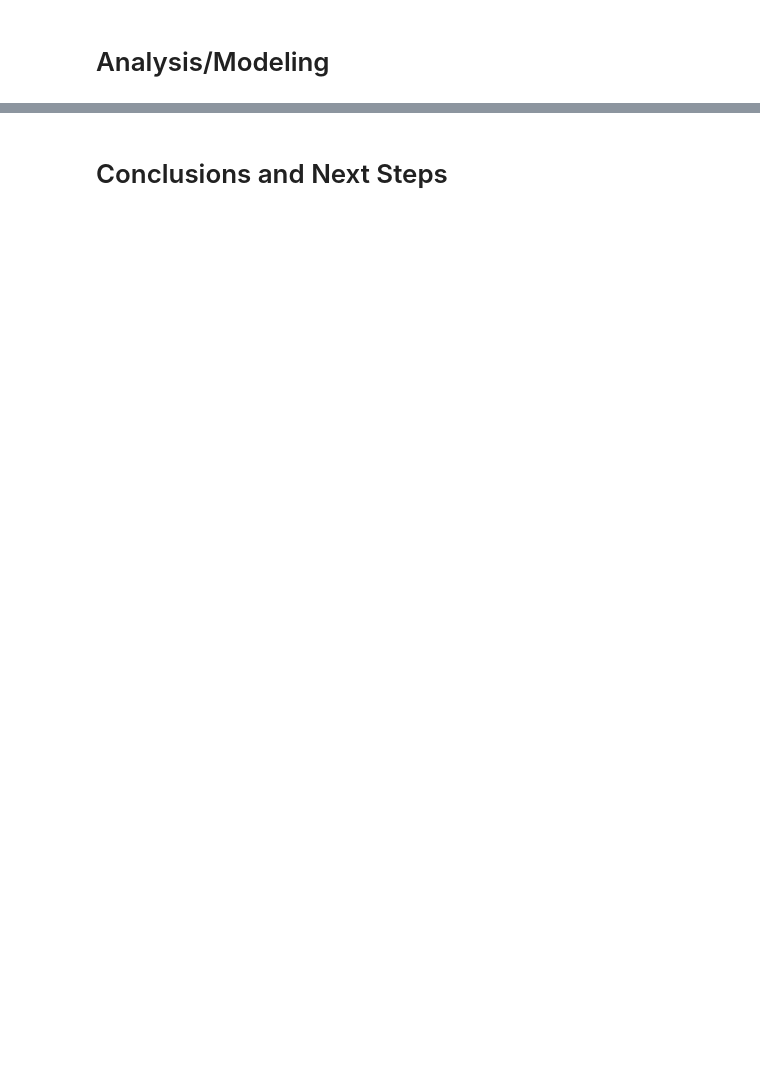
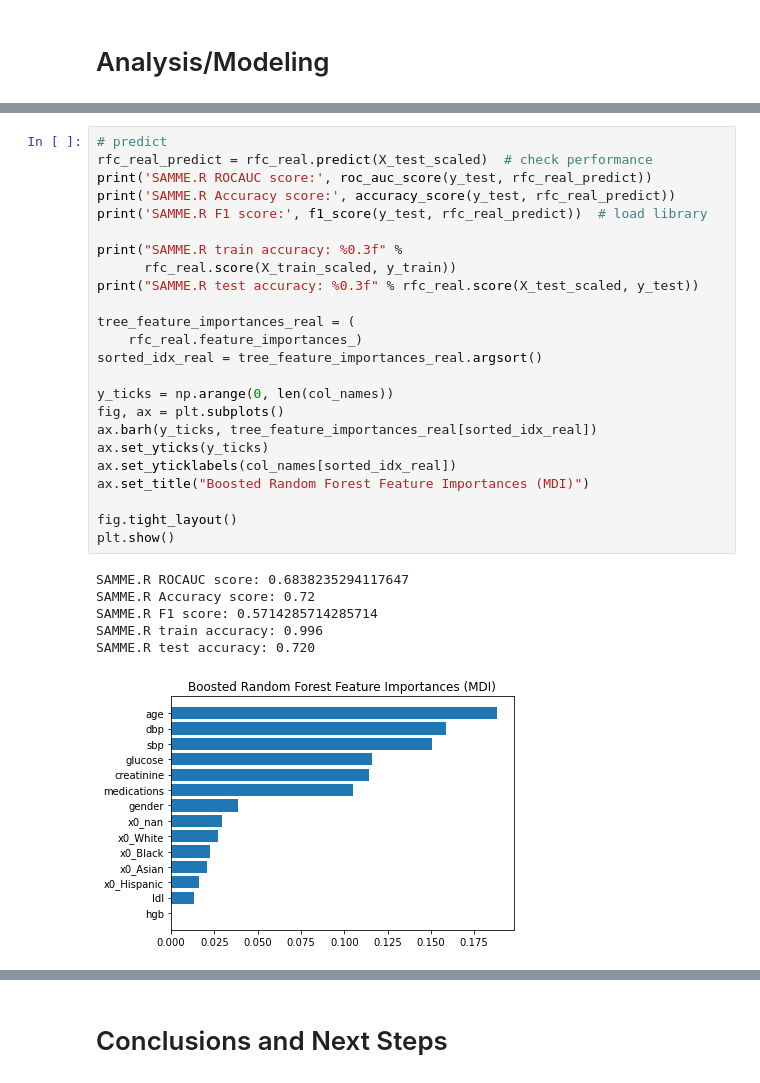
Before and after one commit to choikwun/ckd_assignment, a Jupyter notebook: ckd.ipynb, the cells around one changed output, grey strips where cells are left out. Saved outputs shown, nothing was run; the diff lists cells and outputs as text; blank space fills up the shorter version.

```diff
--- a/ckd.ipynb
+++ b/ckd.ipynb
@@ -700,0 +635,31 @@ weighted avg       0.68      0.68      0.68        75
+# %%
+# predict
+rfc_real_predict = rfc_real.predict(X_test_scaled)  # check performance
+print('SAMME.R ROCAUC score:', roc_auc_score(y_test, rfc_real_predict))
+print('SAMME.R Accuracy score:', accuracy_score(y_test, rfc_real_predict))
+print('SAMME.R F1 score:', f1_score(y_test, rfc_real_predict))  # load library
+
+print("SAMME.R train accuracy: %0.3f" %
+      rfc_real.score(X_train_scaled, y_train))
+print("SAMME.R test accuracy: %0.3f" % rfc_real.score(X_test_scaled, y_test))
+
+tree_feature_importances_real = (
+    rfc_real.feature_importances_)
+sorted_idx_real = tree_feature_importances_real.argsort()
+
+y_ticks = np.arange(0, len(col_names))
+fig, ax = plt.subplots()
+ax.barh(y_ticks, tree_feature_importances_real[sorted_idx_real])
+ax.set_yticks(y_ticks)
+ax.set_yticklabels(col_names[sorted_idx_real])
+ax.set_title("Boosted Random Forest Feature Importances (MDI)")
+
+fig.tight_layout()
+plt.show()
+# %% [output]
+SAMME.R ROCAUC score: 0.6838235294117647
+SAMME.R Accuracy score: 0.72
+SAMME.R F1 score: 0.5714285714285714
+SAMME.R train accuracy: 0.996
+SAMME.R test accuracy: 0.720
+[figure, added]
```
Also changed, not shown: parts of 50 cells of this notebook, 1 other file.
